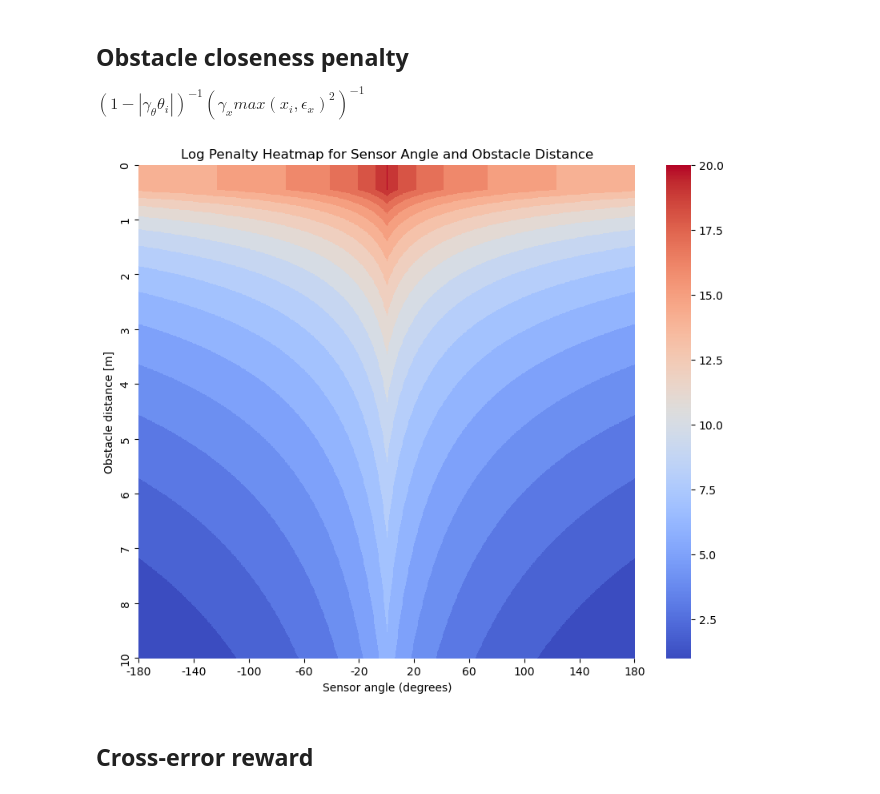
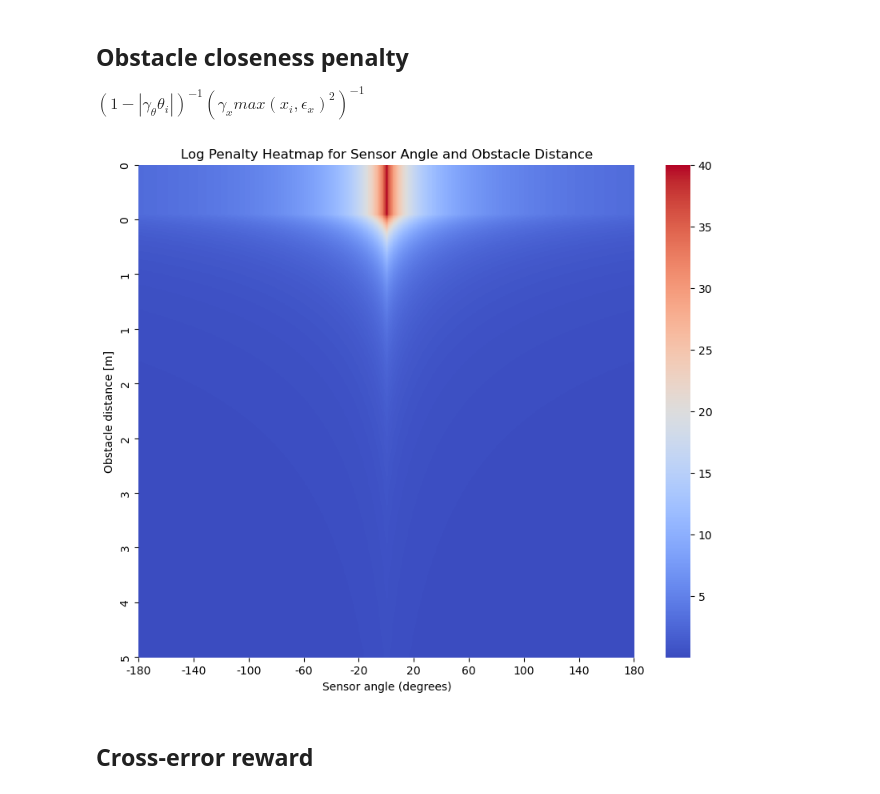
Before and after one commit to SpartanTan/RL-everything, a Jupyter notebook: torh_tutorial/rewards.ipynb, the cells around one changed output. Cells and saved outputs as stored; diff of their text form; code cells hidden in the pictures.

```diff
--- a/torh_tutorial/rewards.ipynb
+++ b/torh_tutorial/rewards.ipynb
@@ -18,49 +18,51 @@ def find_nearest(array, value):
 pi = math.pi
 # Constants
 gamma_theta = 4.0  # You need to set this value according to your paper
-gamma_x = 0.005  # You need to set this value according to your paper
+gamma_x = 0.1  # You need to set this value according to your paper 0.005
 
 # let's assume we have sensor angles in range from -180 to 180 degrees
 sensor_angles = np.linspace(-pi, pi, 721) # start, end, number of points
 sensor_angles_deg = np.rad2deg(sensor_angles) # convert to degrees
 
 # and we have obstacle distances in range from 0 to 50 units (meters, feet, etc.)
-obstacle_distances = np.linspace(0, 10, 1000)
+obstacle_distances = np.linspace(0, 5, 1000)
 
 # create a 2D grid
 X, Y = np.meshgrid(sensor_angles, obstacle_distances)
 
 # calculate penalties based on the given function
-penalties = np.log((1 + np.abs(gamma_theta * X)) ** -1 * (gamma_x * np.maximum(Y, 0.5)**2) ** -1)
+# penalties = np.log((1 + np.abs(gamma_theta * X)) ** -1 * (gamma_x * np.maximum(Y, 0.5)**2) ** -1)
+penalties = (1 + np.abs(gamma_theta * X)) ** -1 * (gamma_x * np.maximum(Y, 0.5)**2) ** -1
 
 # Discretize penalties
 num_bins = 20  # Number of bins you want
 penalties_discrete = np.digitize(penalties, np.linspace(np.min(penalties), np.max(penalties), num_bins))
 
 # Create a heatmap using seaborn
 fig, ax = plt.subplots(figsize=(10, 8))
-sns.heatmap(penalties_discrete, cmap='coolwarm', ax=ax, xticklabels=100, yticklabels=100)
+# sns.heatmap(penalties_discrete, cmap='coolwarm', ax=ax, xticklabels=100, yticklabels=100)
+sns.heatmap(penalties, cmap='coolwarm', ax=ax, xticklabels=100, yticklabels=100)
 ax.set_xlabel('Sensor angle (degrees)')
 ax.set_ylabel('Obstacle distance [m]')
 ax.set_title('Log Penalty Heatmap for Sensor Angle and Obstacle Distance')
 # Format tick labels
 
 # Set up ticks
 num_ticks = 10
 x_ticks = np.linspace(start=-180, stop=180, num=num_ticks)  # adjust these parameters for your specific case
 x_tick_indices = [find_nearest(sensor_angles_deg, tick) for tick in x_ticks]
 ax.set_xticks(x_tick_indices)
 ax.set_xticklabels([int(x) for x in x_ticks])
 
 # Similarly for y_ticks (adjust the parameters for your specific case)
-y_ticks = np.linspace(start=0, stop=10, num=num_ticks)
+y_ticks = np.linspace(start=0, stop=5, num=num_ticks)
 y_tick_indices = [find_nearest(obstacle_distances, tick) for tick in y_ticks]
 ax.set_yticks(y_tick_indices)
 ax.set_yticklabels([int(y) for y in y_ticks])
 
 plt.show()
 # %% [output]
-[figure, old version]
+[figure, new version]
 # %% [markdown]
 ## Cross-error reward
 # %%
```
Also changed, not shown: 1 other file.
